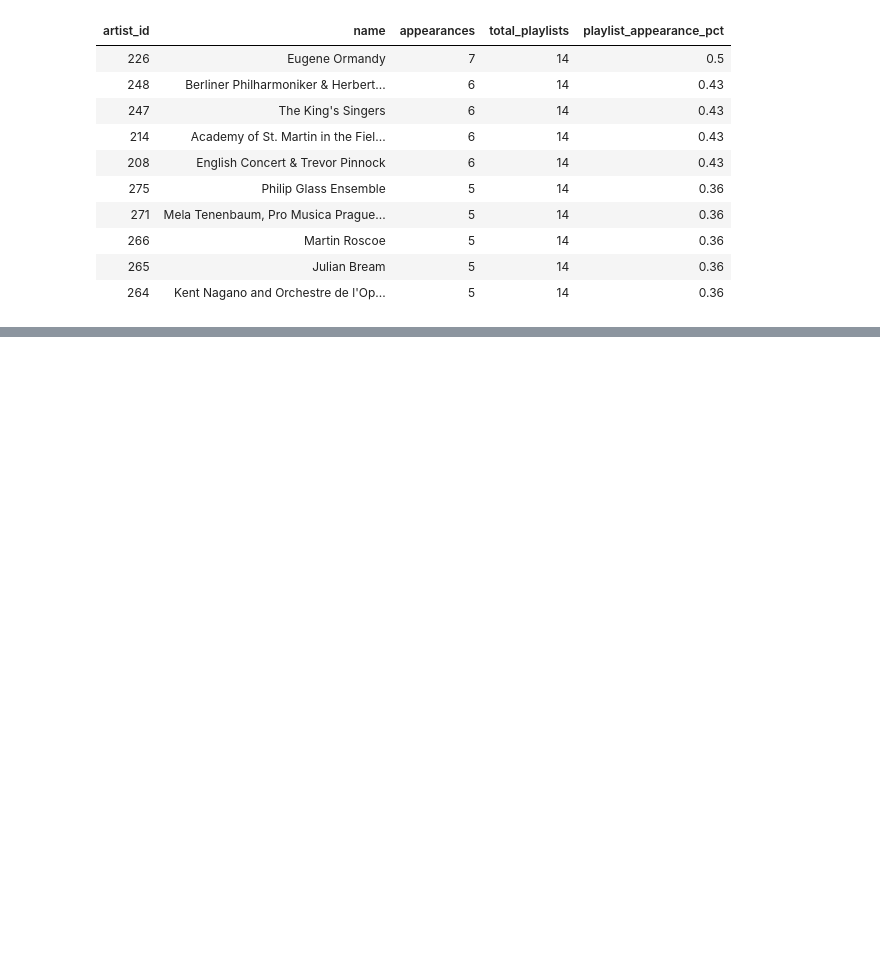
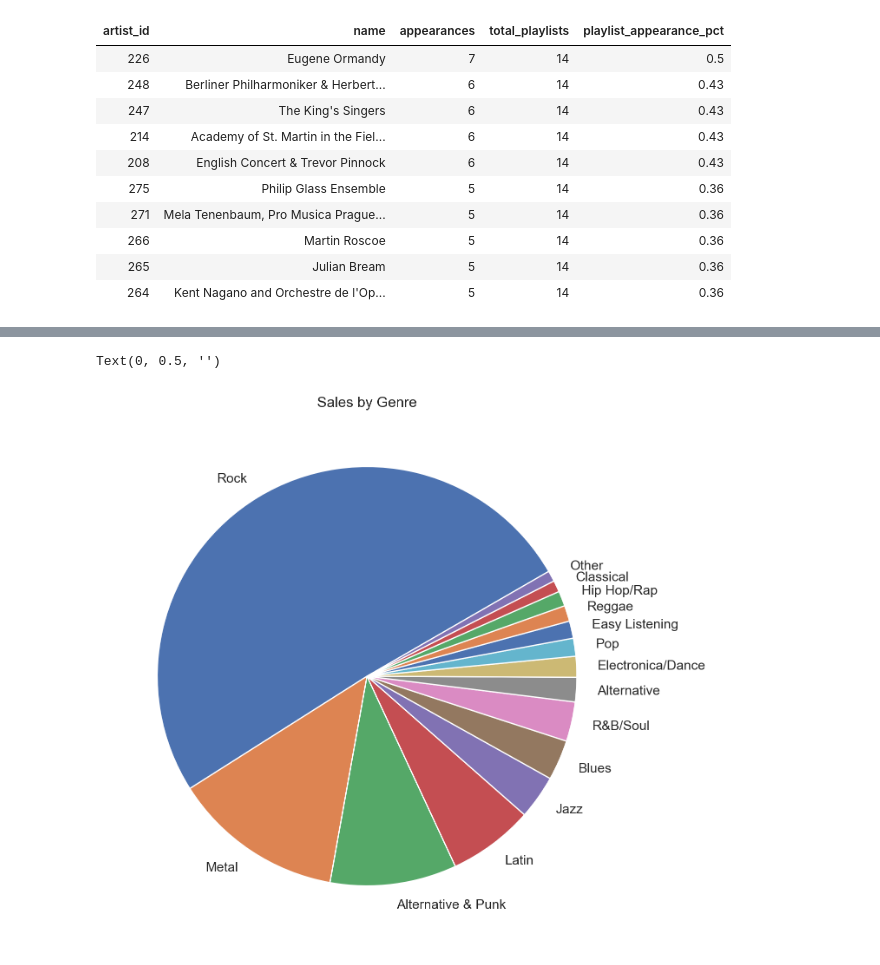
Before and after one commit to kevinjhuang/sql_chinook_business_analysis, a Jupyter notebook: SQL_Answering_Business_Questions.ipynb, the cells around one changed output, grey strips where cells are left out. Saved outputs shown, nothing was run; the diff lists cells and outputs as text; code cells hidden in the pictures; blank space fills up the shorter version.

```diff
--- a/SQL_Answering_Business_Questions.ipynb
+++ b/SQL_Answering_Business_Questions.ipynb
@@ -366,0 +497,8 @@ There are only 14 playlists that cover thousands of tracks. This does not seem t
+# %%
+#Genre Sales% Visualization
+
+df['genre'] = df['genre'].mask(df['tracks_sold'] <10, 'Other')
+genres = df.groupby('genre').sum()
+genres = genres.sort_values(by='tracks_sold', ascending=False)
+tracks_sold = genre.tracks_sold
+tracks_sold
@@ -366,0 +523,8 @@ There are only 14 playlists that cover thousands of tracks. This does not seem t
+# %%
+fig, ax = plt.subplots(figsize=(8,8))
+tracks_sold.plot(kind='pie', startangle=30)
+ax.set_title('Sales by Genre')
+ax.set_ylabel('')
+# %% [output]
+Text(0, 0.5, '')
+[figure, added]
```
Also changed, not shown: parts of 19 cells of this notebook.
